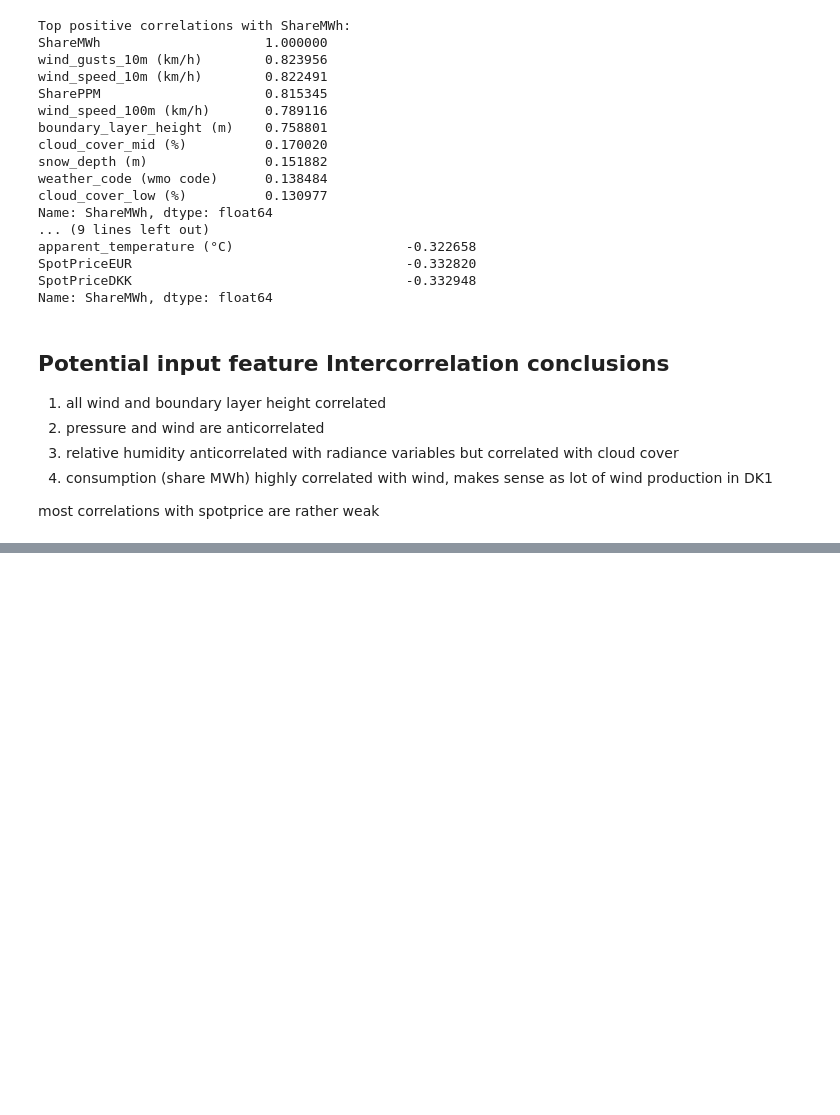
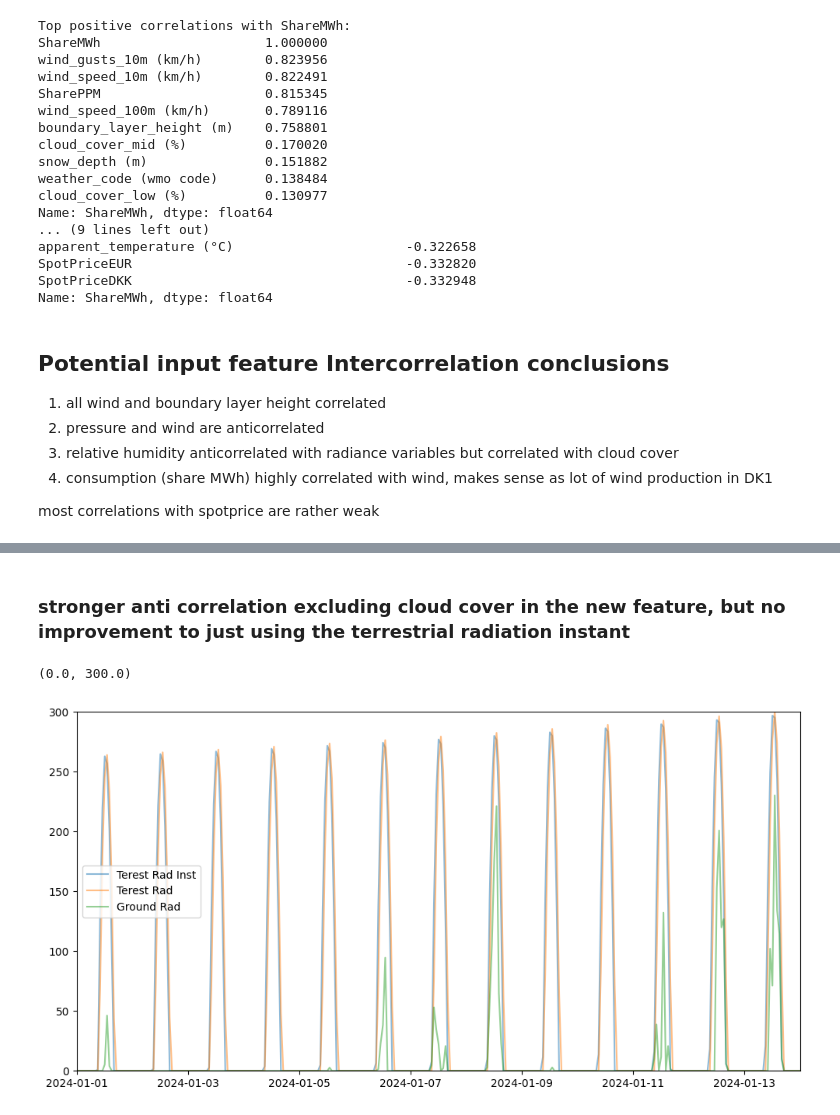
Before and after one commit to JonasSinjan/officeWindowPowerForecast, a Jupyter notebook: pearsons_corr.ipynb, the cells around one changed output, grey strips where cells are left out. Saved outputs shown, nothing was run; the diff lists cells and outputs as text; code cells hidden in the pictures; blank space fills up the shorter version.

```diff
--- a/pearsons_corr.ipynb
+++ b/pearsons_corr.ipynb
@@ -35,7 +36,7 @@ See the caveats in the documentation: https://pandas.pydata.org/pandas-docs/stab
 # %%
 #need to merge as one df, to run df.corr()
 mergeddf = pd.merge(AarhusWeatherdf,DK1spot,left_on='time',right_on='HourDK')
-mergeddf = pd.merge(mergeddf,DK1consumption,left_on='HourDK',right_on='HourDK')
+vardf = pd.merge(mergeddf,DK1consumption,left_on='HourDK',right_on='HourDK')
 # %%
 mergeddf.info()
 # %% [output]
@@ -263,0 +304,3 @@ most correlations with spotprice are rather weak
+# %%
+vardf['ground_radiation'] = vardf['terrestrial_radiation_instant (W/m²)']*(1-vardf['cloud_cover (%)']/100)
+vardf['ground_radiation'].head(24)
@@ -263,0 +371,13 @@ most correlations with spotprice are rather weak
+# %% [markdown]
+### stronger anti correlation excluding cloud cover in the new feature, but no improvement to just using the terrestrial radiation instant
+# %%
+plt.figure(figsize=(12,6))
+plt.plot(mergeddf['time'],vardf['terrestrial_radiation_instant (W/m²)'],label='Terest Rad Inst',alpha=0.5)
+plt.plot(mergeddf['time'],vardf['terrestrial_radiation (W/m²)'],label='Terest Rad',alpha=0.5)
+plt.plot(mergeddf['time'],vardf['ground_radiation'],label='Ground Rad',alpha=0.5)
+plt.xlim(datetime(2024,1,1),datetime(2024,1,14))
+plt.legend()
+plt.ylim(0,300)
+# %% [output]
+(0.0, 300.0)
+[figure, added]
```
Also changed, not shown: parts of 13 cells of this notebook, 2 other files.
